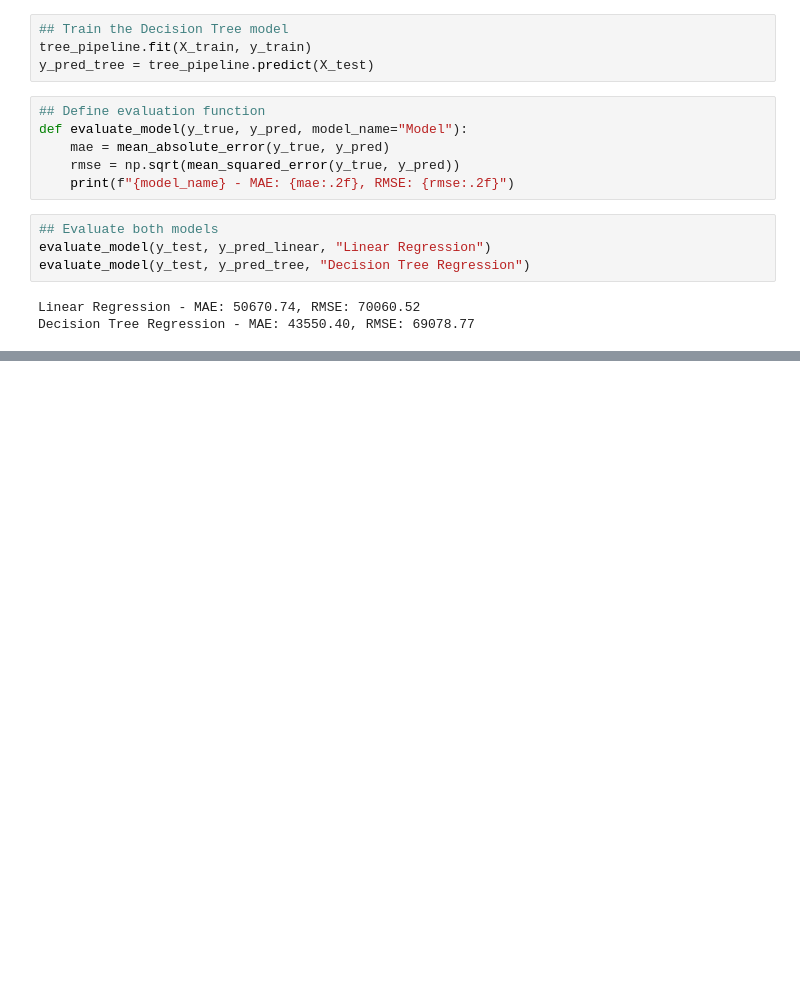
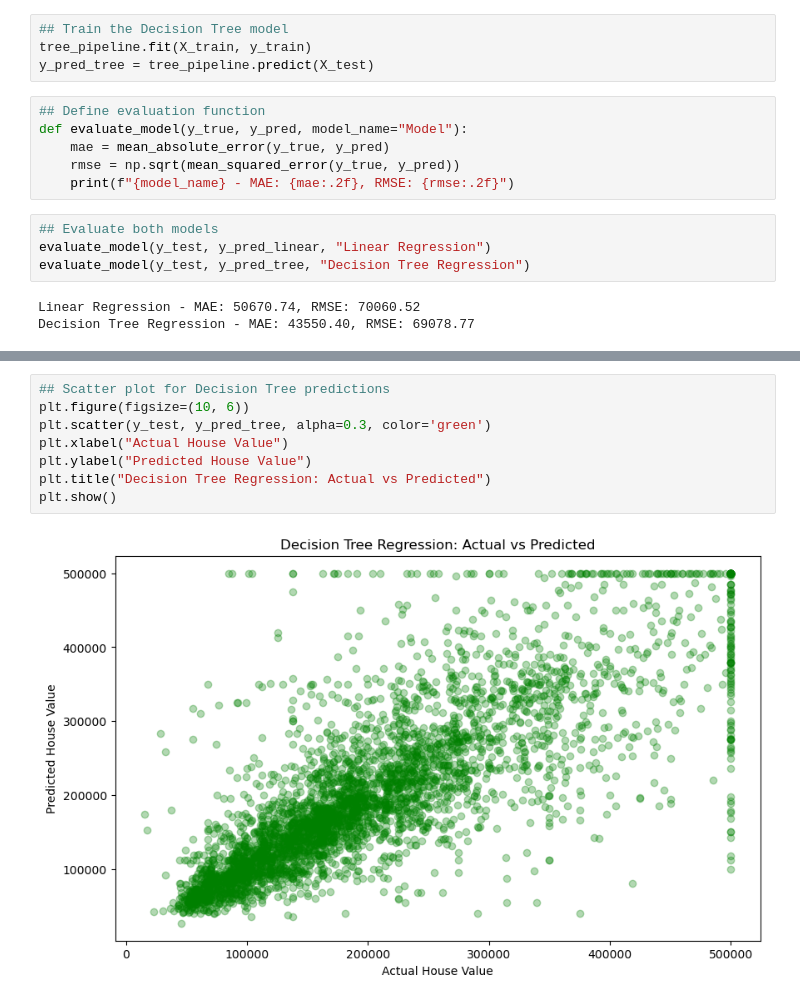
Before and after one commit to tanvisivaraj/housing-price-regression, a Jupyter notebook: california_housing_price_prediction.ipynb, the cells around one changed output, grey strips where cells are left out. Cells and saved outputs as stored; diff of their text form; blank space fills up the shorter version.

```diff
--- a/california_housing_price_prediction.ipynb
+++ b/california_housing_price_prediction.ipynb
@@ -136,0 +149,10 @@ Decision Tree Regression - MAE: 43550.40, RMSE: 69078.77
+# %%
+## Scatter plot for Decision Tree predictions
+plt.figure(figsize=(10, 6))
+plt.scatter(y_test, y_pred_tree, alpha=0.3, color='green')
+plt.xlabel("Actual House Value")
+plt.ylabel("Predicted House Value")
+plt.title("Decision Tree Regression: Actual vs Predicted")
+plt.show()
+# %% [output]
+[figure, added]
```
Also changed, not shown: parts of 2 cells of this notebook.
